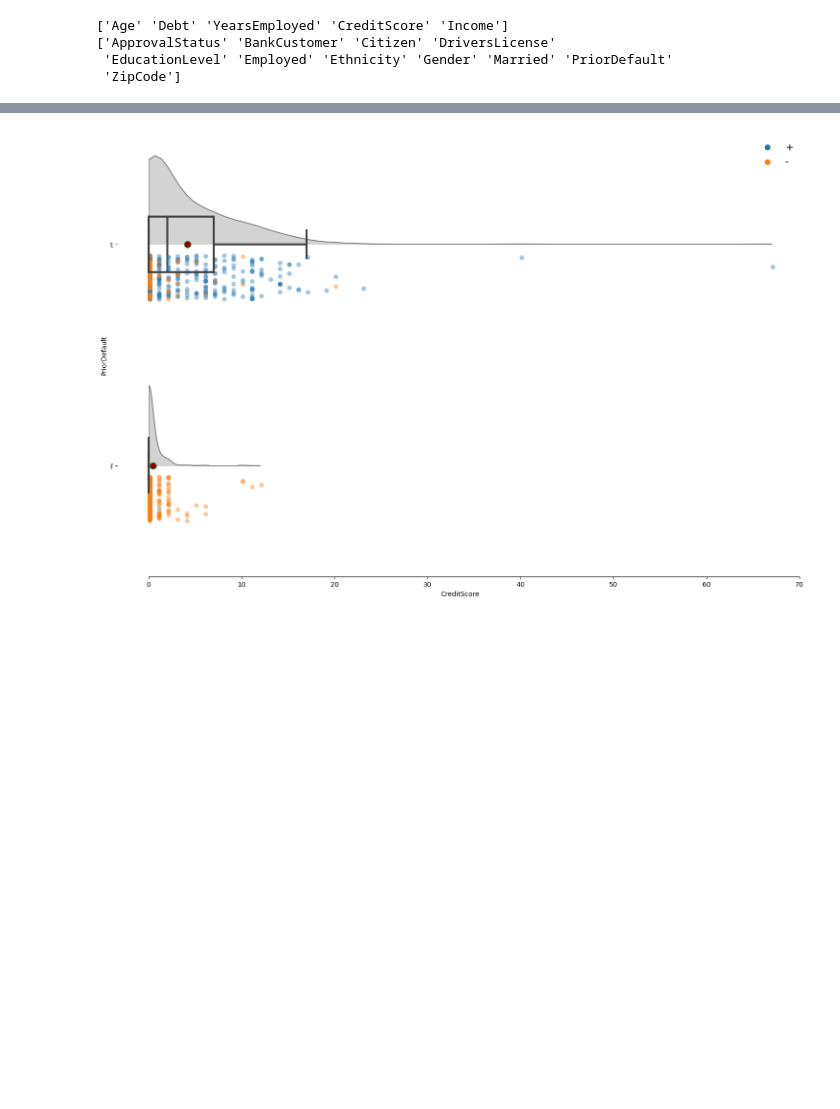
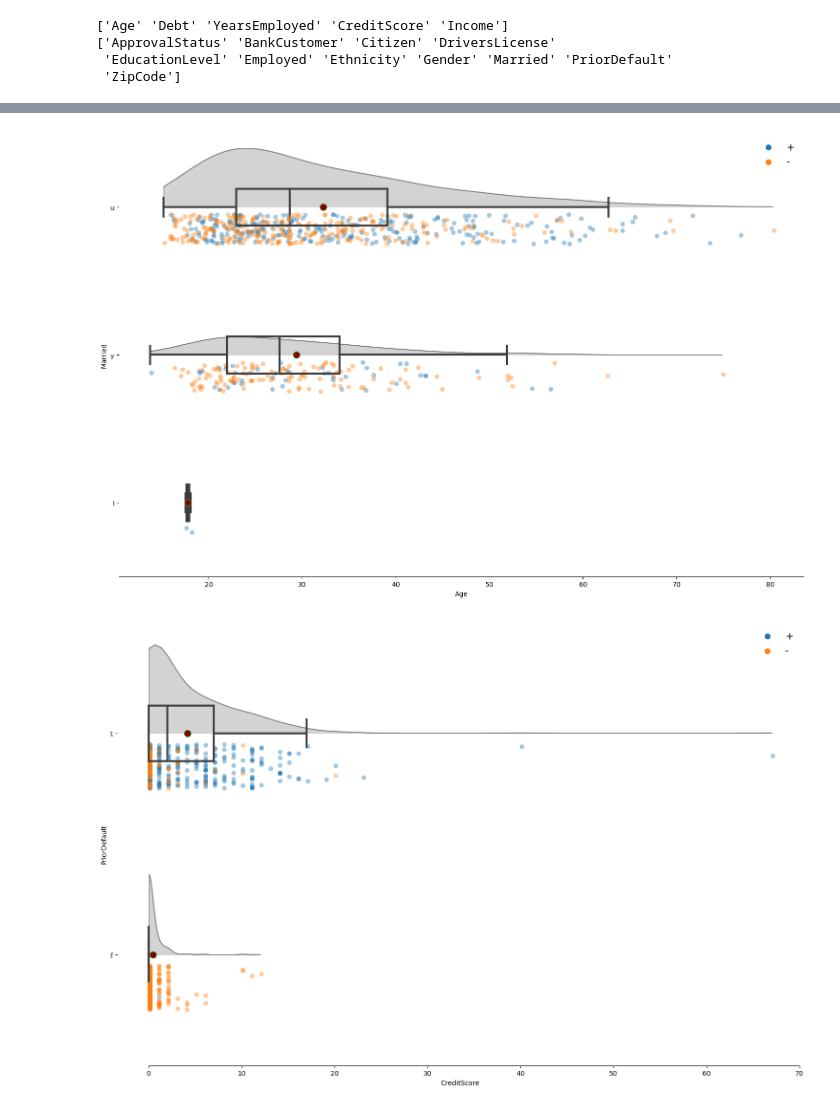
Before and after one commit to nvbergen/DC_project_CC_apps, a Jupyter notebook: Code/Credit approval Project.ipynb, the cells around one changed output, grey strips where cells are left out. Drawn from its saved outputs; the diff is of its cells as text; code cells hidden in the pictures; blank space fills up the shorter version.

```diff
--- a/Code/Credit approval Project.ipynb
+++ b/Code/Credit approval Project.ipynb
@@ -1368,3 +1368,7 @@ rain(apps2, "CreditScore", y='Employed', hue="ApprovalStatus")
+# %%
+rain(df = apps2, x='Age', y='Married', hue='ApprovalStatus')
+# %% [output]
+[figure, added]
 # %%
 rain(apps2, x='CreditScore' , y='PriorDefault', hue='ApprovalStatus')
 # %% [output]
```
Also changed, not shown: parts of 2 cells of this notebook.
